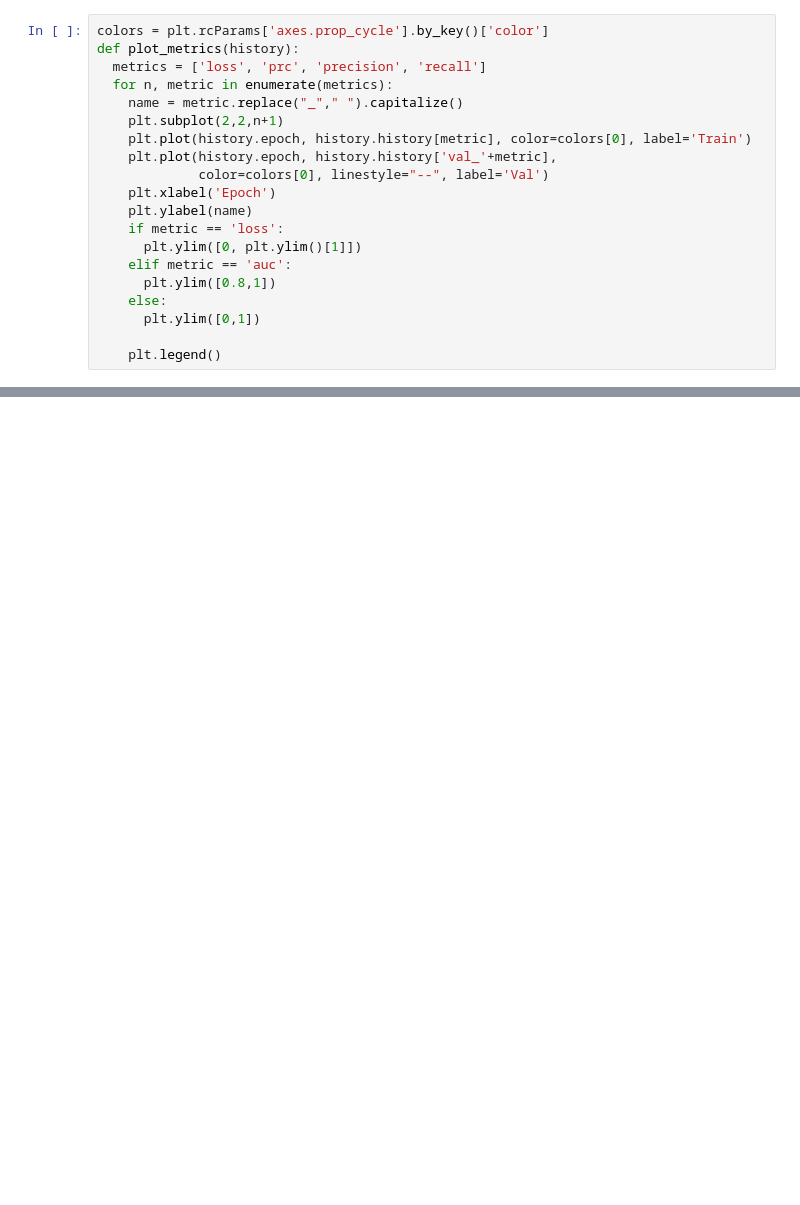
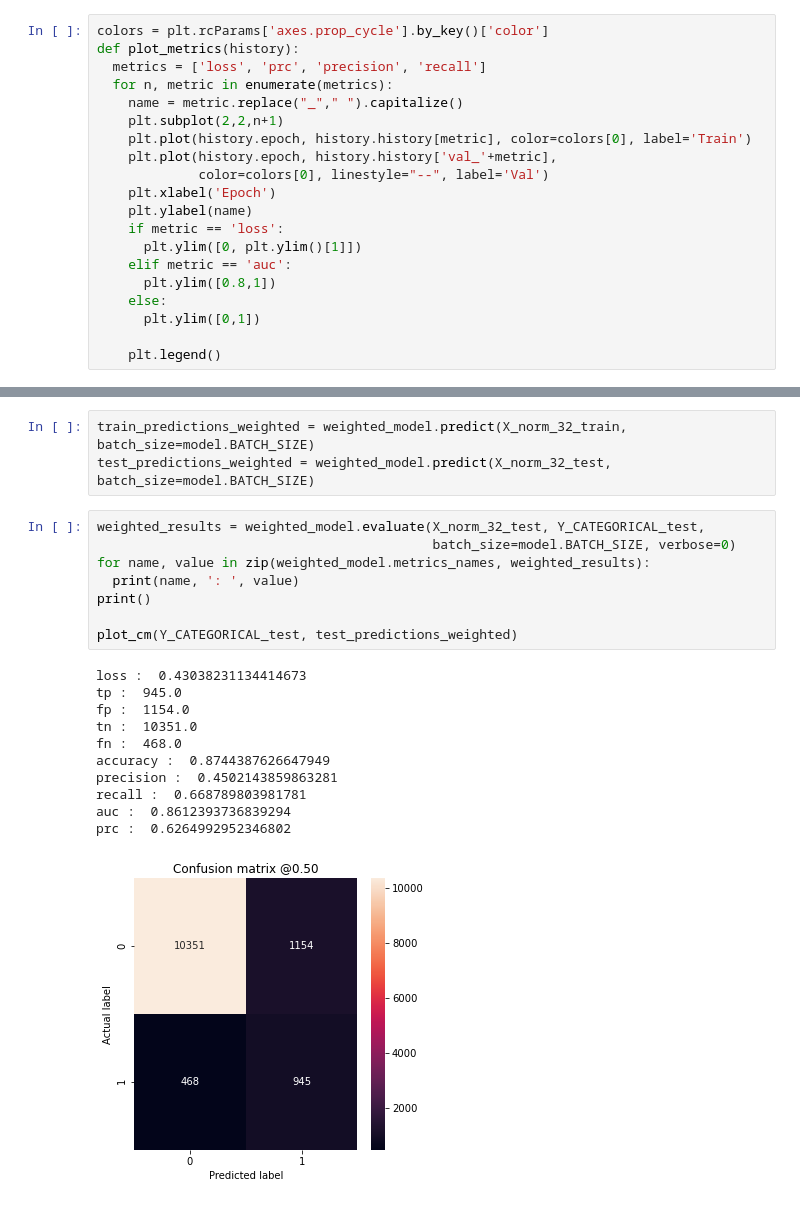
Before and after one commit to juadolfob/SeismicPrediction, a Jupyter notebook: notebooks/testing/prediction.ipynb, the cells around one changed output, grey strips where cells are left out. Cells and saved outputs as stored; diff of their text form; blank space fills up the shorter version.

```diff
--- a/notebooks/testing/prediction.ipynb
+++ b/notebooks/testing/prediction.ipynb
@@ -200,0 +246,23 @@ plt.plot()
+# %%
+train_predictions_weighted = weighted_model.predict(X_norm_32_train, batch_size=model.BATCH_SIZE)
+test_predictions_weighted = weighted_model.predict(X_norm_32_test, batch_size=model.BATCH_SIZE)
+# %%
+weighted_results = weighted_model.evaluate(X_norm_32_test, Y_CATEGORICAL_test,
+                                           batch_size=model.BATCH_SIZE, verbose=0)
+for name, value in zip(weighted_model.metrics_names, weighted_results):
+  print(name, ': ', value)
+print()
+
+plot_cm(Y_CATEGORICAL_test, test_predictions_weighted)
+# %% [output]
+loss :  0.43038231134414673
+tp :  945.0
+fp :  1154.0
+tn :  10351.0
+fn :  468.0
+accuracy :  0.8744387626647949
+precision :  0.4502143859863281
+recall :  0.668789803981781
+auc :  0.8612393736839294
+prc :  0.6264992952346802
+[figure, added]
```
Also changed, not shown: parts of 26 cells of this notebook, 4 other files.
